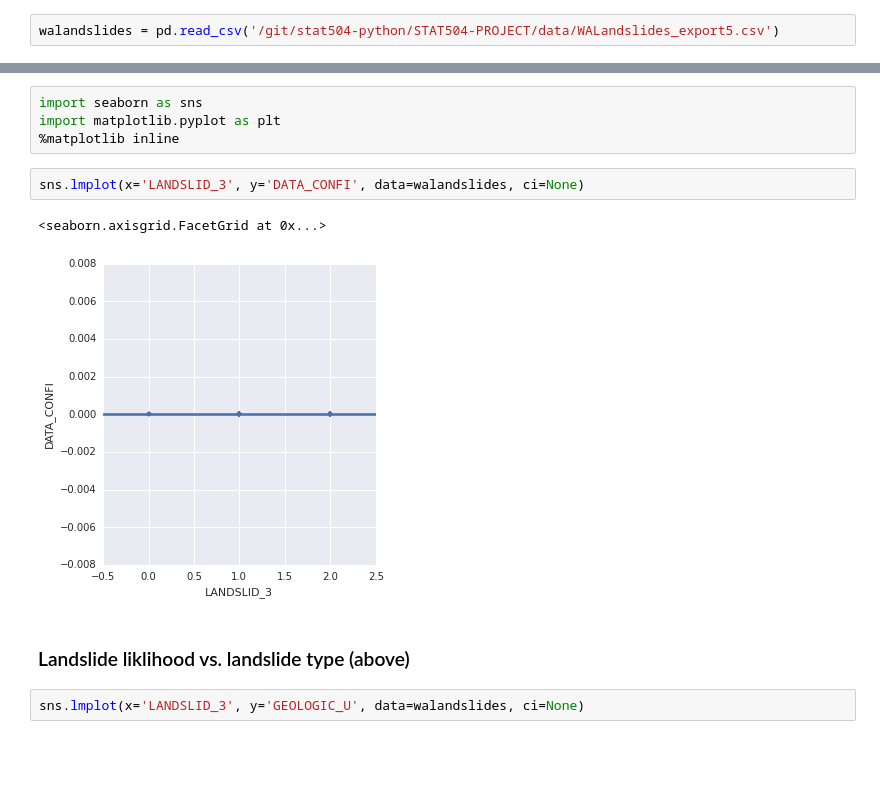
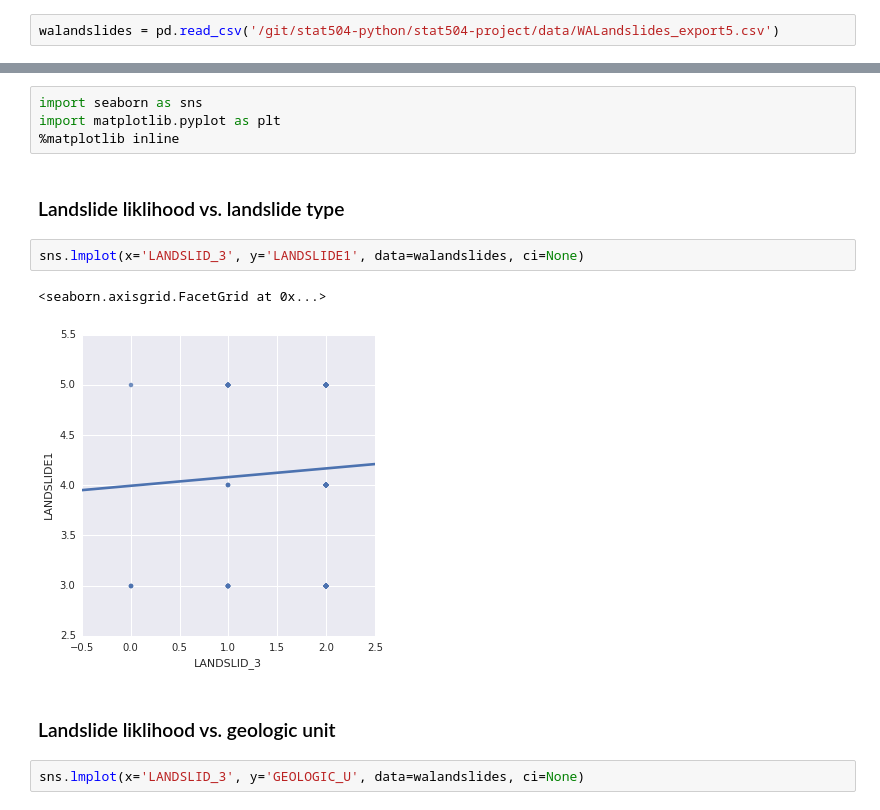
Before and after one commit to erichseamon/stat504-python, a Jupyter notebook: stat504-project/landslides-project-proposal.ipynb, the cells around one changed output, grey strips where cells are left out. Drawn from its saved outputs; the diff is of its cells as text; blank space fills up the shorter version.

Commit message:
changes to landslide proposal

```diff
--- a/stat504-project/landslides-project-proposal.ipynb
+++ b/stat504-project/landslides-project-proposal.ipynb
@@ -115,2 +114,2 @@ walandslides_all = pd.read_csv('/git/stat504-python/STAT504-PROJECT/data/WALands
 # %%
-walandslides = pd.read_csv('/git/stat504-python/STAT504-PROJECT/data/WALandslides_export5.csv')
+walandslides = pd.read_csv('/git/stat504-python/stat504-project/data/WALandslides_export5.csv')
@@ -270,13 +350,15 @@ print walandslides.LANDSLID_3.unique()
 import seaborn as sns
 import matplotlib.pyplot as plt
 %matplotlib inline
+# %% [markdown]
+### Landslide liklihood vs. landslide type
 # %%
-sns.lmplot(x='LANDSLID_3', y='DATA_CONFI', data=walandslides, ci=None)
+sns.lmplot(x='LANDSLID_3', y='LANDSLIDE1', data=walandslides, ci=None)
 # %% [output]
 <seaborn.axisgrid.FacetGrid at 0x...>
-[figure, old version]
+[figure, new version]
 # %% [markdown]
-### Landslide liklihood vs. landslide type (above)
+### Landslide liklihood vs. geologic unit
 # %%
 sns.lmplot(x='LANDSLID_3', y='GEOLOGIC_U', data=walandslides, ci=None)
 # %% [output]
```
Also changed, not shown: parts of 30 cells of this notebook.
